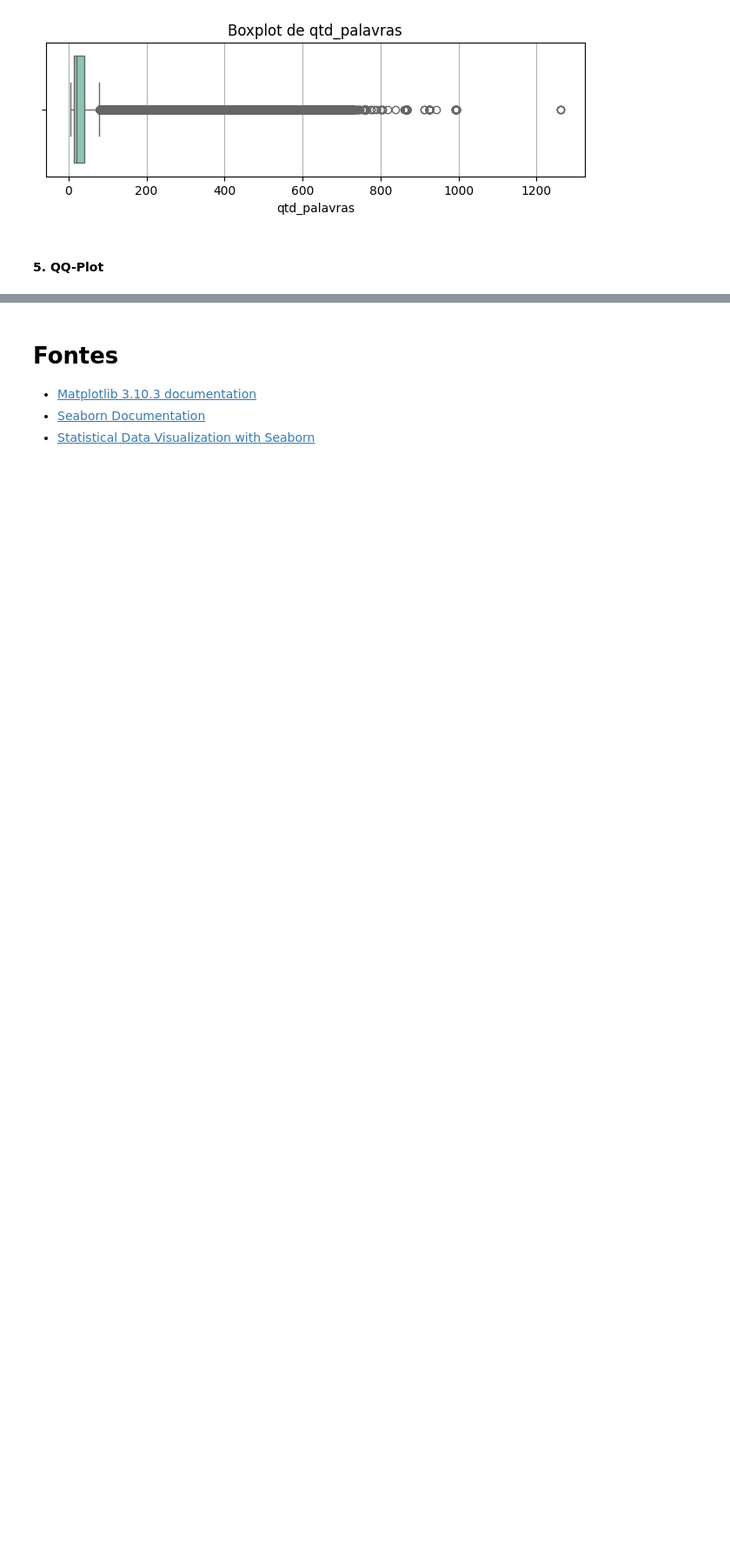
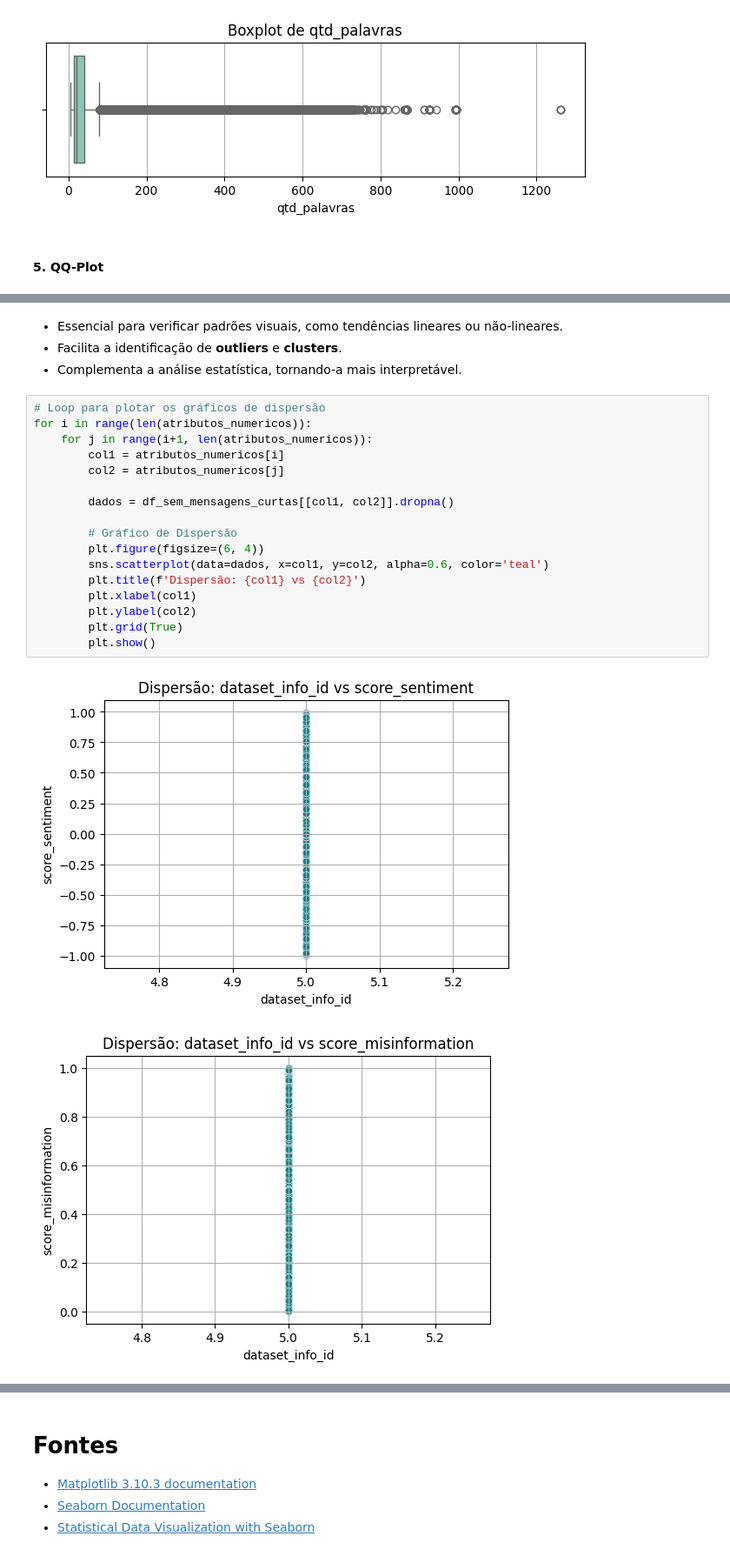
Before and after one commit to EstherMart/Data-Mining, a Jupyter notebook: Lista03_AnaliseDeDados/analise_de_dados.ipynb, the cells around one changed output, grey strips where cells are left out. Shown at 87% size. Saved outputs shown, nothing was run; the diff lists cells and outputs as text; blank space fills up the shorter version.

```diff
--- a/Lista03_AnaliseDeDados/analise_de_dados.ipynb
+++ b/Lista03_AnaliseDeDados/analise_de_dados.ipynb
@@ -576,0 +887,24 @@ for coluna in atributos_numericos:
+# %% [markdown]
+- Essencial para verificar padrões visuais, como tendências lineares ou não-lineares.
+- Facilita a identificação de **outliers** e **clusters**.
+- Complementa a análise estatística, tornando-a mais interpretável.
+# %%
+# Loop para plotar os gráficos de dispersão
+for i in range(len(atributos_numericos)):
+    for j in range(i+1, len(atributos_numericos)):
+        col1 = atributos_numericos[i]
+        col2 = atributos_numericos[j]
+
+        dados = df_sem_mensagens_curtas[[col1, col2]].dropna()
+
+        # Gráfico de Dispersão
+        plt.figure(figsize=(6, 4))
+        sns.scatterplot(data=dados, x=col1, y=col2, alpha=0.6, color='teal')
+        plt.title(f'Dispersão: {col1} vs {col2}')
+        plt.xlabel(col1)
+        plt.ylabel(col2)
+        plt.grid(True)
+        plt.show()
+# %% [output]
+[figure, added]
+[figure, added]
```
Also changed, not shown: parts of 26 cells of this notebook.
